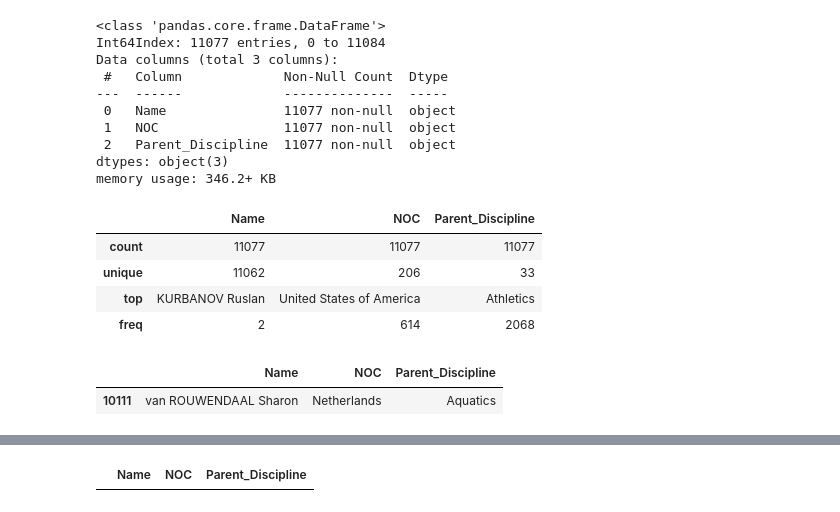
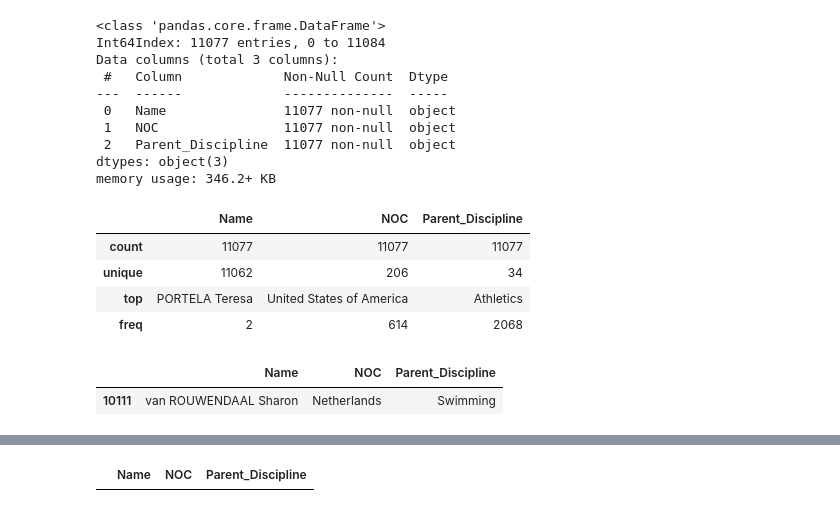
Before and after one commit to jennifer-biener/kaggle_datasets, a Jupyter notebook: 2021 Olympics in Tokyo/athletes.ipynb, the cells around one changed output, grey strips where cells are left out. Saved outputs shown, nothing was run; the diff lists cells and outputs as text; code cells hidden in the pictures.

```diff
--- a/2021 Olympics in Tokyo/athletes.ipynb
+++ b/2021 Olympics in Tokyo/athletes.ipynb
@@ -59,8 +51,8 @@ Wrestling
 df['Parent_Discipline'] = df['Discipline'].map({
     'Artistic Swimming': 'Aquatics',
     'Diving': 'Aquatics',
-    'Marathon Swimming': 'Aquatics',
-    'Swimming': 'Aquatics',
+    'Marathon Swimming': 'Swimming',
+    #'Swimming': 'Aquatics',
     'Water Polo': 'Aquatics',
     '3x3 Basketball': 'Basketball',
     'Canoe Slalom': 'Canoeing',
@@ -75,4 +67,4 @@ df['Parent_Discipline'] = df['Discipline'].map({
     'Trampoline Gymnastics': 'Gymnastics',
     'Beach Volleyball': 'Volleyball',
 })
-df.head()
+#df.head()
@@ -117,14 +102,14 @@ df_parent.describe()
 # %% [output]
 |  | Name | NOC | Parent_Discipline |
 | count | 11077 | 11077 | 11077 |
-| unique | 11062 | 206 | 33 |
-| top | KURBANOV Ruslan | United States of America | Athletics |
+| unique | 11062 | 206 | 34 |
+| top | PORTELA Teresa | United States of America | Athletics |
 | freq | 2 | 614 | 2068 |
 # %%
-df_parent[(df_parent.Parent_Discipline=='Aquatics') & (df_parent.Name=='van ROUWENDAAL Sharon')]
+df_parent[(df_parent.Parent_Discipline=='Swimming') & (df_parent.Name=='van ROUWENDAAL Sharon')]
 # %% [output]
 |  | Name | NOC | Parent_Discipline |
-| 10111 | van ROUWENDAAL Sharon | Netherlands | Aquatics |
+| 10111 | van ROUWENDAAL Sharon | Netherlands | Swimming |
 # %%
 #Find duplicated names and determine reason for them- keep all duplicated records
 names_dupes = df_parent[df_parent.duplicated(subset='Name', keep=False)==True]
```
Also changed, not shown: parts of 12 cells of this notebook, 2 other files.
